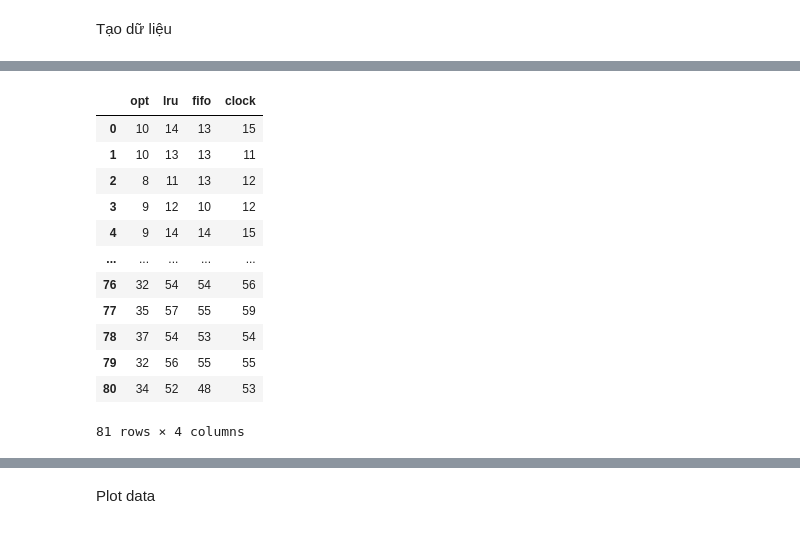
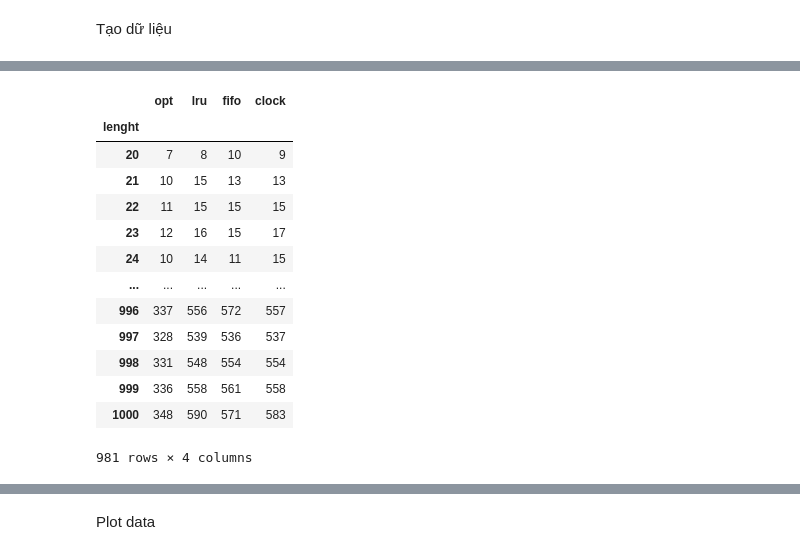
Before and after one commit to minhthanh120/OS-theory, a Jupyter notebook: evaluate.ipynb, the cells around one changed output, grey strips where cells are left out. Cells and saved outputs as stored; diff of their text form; code cells hidden in the pictures.

```diff
--- a/evaluate.ipynb
+++ b/evaluate.ipynb
@@ -13,2 +17,10 @@ data
 # %% [markdown]
 Tạo dữ liệu
+# %%
+x=500
+capacity= 10
+listpage = [np.random.randint(1, 10) for i in range(x)]
+print('OPT:',cal_opt.opt(listpage, capacity))
+print('LRU:',cal_lru.lru(listpage, capacity))
+print('FIFO:',cal_fifo.fifo(listpage, capacity))
+print('CLOCK:',cal_clock.clock(listpage, capacity))
@@ -17,4 +34,27 @@ frame = 4
-# %%
-for i in range(20, 101):
-    listpage = [np.random.randint(1, 10) for i in range(i)]
-    data=data.append({'listpage':listpage,"lenght": len(listpage), 'frame': 4, 'opt':cal_opt.opt(listpage, 4), 'lru': cal_lru.lru(listpage, 4), 'fifo': cal_fifo.fifo(listpage, 4), 'clock': cal_clock.clock(listpage, 4)}, ignore_index= True)
+# %%
+for i in range(20, 1001):
+    listpage = [np.random.randint(1, 10) for i in range(i)]
+    p_opt, t_opt = cal_opt.opt(listpage, 4)
+    p_lru, t_lru = cal_lru.lru(listpage, 4)
+    p_fifo, t_fifo = cal_fifo.fifo(listpage, 4)
+    p_clock, t_clock = cal_clock.clock(listpage, 4)
+    data=data.append({'listpage':listpage,"lenght": len(listpage), 'frame': 4, 'opt':p_opt, 'lru': p_lru, 'fifo': p_fifo, 'clock': p_clock}, ignore_index= True)
+    time= time.append({"lenght": len(listpage), "frame": 4, "opt": t_opt, "lru": t_lru, "fifo": t_fifo, "clock": t_clock}, ignore_index= True)
+
+    p_opt, t_opt = cal_opt.opt(listpage, 7)
+    p_lru, t_lru = cal_lru.lru(listpage, 7)
+    p_fifo, t_fifo = cal_fifo.fifo(listpage, 7)
+    p_clock, t_clock = cal_clock.clock(listpage, 7)
+    data1=data1.append({'listpage':listpage,"lenght": len(listpage), 'frame': 7, 'opt':p_opt, 'lru': p_lru, 'fifo': p_fifo, 'clock': p_clock}, ignore_index= True)
+    time1= time1.append({"lenght": len(listpage), "frame": 7, "opt": t_opt, "lru": t_lru, "fifo": t_fifo, "clock": t_clock}, ignore_index= True)
+
+    p_opt, t_opt = cal_opt.opt(listpage, 10)
+    p_lru, t_lru = cal_lru.lru(listpage, 10)
+    p_fifo, t_fifo = cal_fifo.fifo(listpage, 10)
+    p_clock, t_clock = cal_clock.clock(listpage, 10)
+    time2= time2.append({"lenght": len(listpage), "frame": 10, "opt": t_opt, "lru": t_lru, "fifo": t_fifo, "clock": t_clock}, ignore_index= True)
+    data2=data2.append({'listpage':listpage,"lenght": len(listpage), 'frame': 10, 'opt':p_opt, 'lru': p_lru, 'fifo': p_fifo, 'clock': p_clock}, ignore_index= True)
+
+    '''data=data.append({'listpage':listpage,"lenght": len(listpage), 'frame': 4, 'opt':p_opt, 'lru': p_lru, 'fifo': p_fifo, 'clock': p_clock}, ignore_index= True)
+    data1=data1.append({'listpage':listpage,"lenght": len(listpage), 'frame': 7, 'opt':cal_opt.opt(listpage, 7), 'lru': cal_lru.lru(listpage, 7), 'fifo': cal_fifo.fifo(listpage, 7), 'clock': cal_clock.clock(listpage, 7)}, ignore_index= True)
+    data2=data2.append({'listpage':listpage,"lenght": len(listpage), 'frame': 10, 'opt':cal_opt.opt(listpage, 10), 'lru': cal_lru.lru(listpage, 10), 'fifo': cal_fifo.fifo(listpage, 10), 'clock': cal_clock.clock(listpage, 10)}, ignore_index= True)'''
@@ -21,17 +168,21 @@ for i in range(20, 101):
 # %%
+df=pd.DataFrame(data)
 df= data.drop(columns=['listpage', 'frame'])
-df.iloc[:, 1:]
+df.set_index('lenght', inplace=True)
+df= df.dropna()
+df
 # %% [output]
 |  | opt | lru | fifo | clock |
-| 0 | 10 | 14 | 13 | 15 |
-| 1 | 10 | 13 | 13 | 11 |
-| 2 | 8 | 11 | 13 | 12 |
-| 3 | 9 | 12 | 10 | 12 |
-| 4 | 9 | 14 | 14 | 15 |
+| lenght |  |  |  |  |
+| 20 | 7 | 8 | 10 | 9 |
+| 21 | 10 | 15 | 13 | 13 |
+| 22 | 11 | 15 | 15 | 15 |
+| 23 | 12 | 16 | 15 | 17 |
+| 24 | 10 | 14 | 11 | 15 |
 | ... | ... | ... | ... | ... |
-| 76 | 32 | 54 | 54 | 56 |
-| 77 | 35 | 57 | 55 | 59 |
-| 78 | 37 | 54 | 53 | 54 |
-| 79 | 32 | 56 | 55 | 55 |
-| 80 | 34 | 52 | 48 | 53 |
+| 996 | 337 | 556 | 572 | 557 |
+| 997 | 328 | 539 | 536 | 537 |
+| 998 | 331 | 548 | 554 | 554 |
+| 999 | 336 | 558 | 561 | 558 |
+| 1000 | 348 | 590 | 571 | 583 |
-81 rows × 4 columns
+981 rows × 4 columns
```
Also changed, not shown: parts of 30 cells of this notebook, 9 other files.
